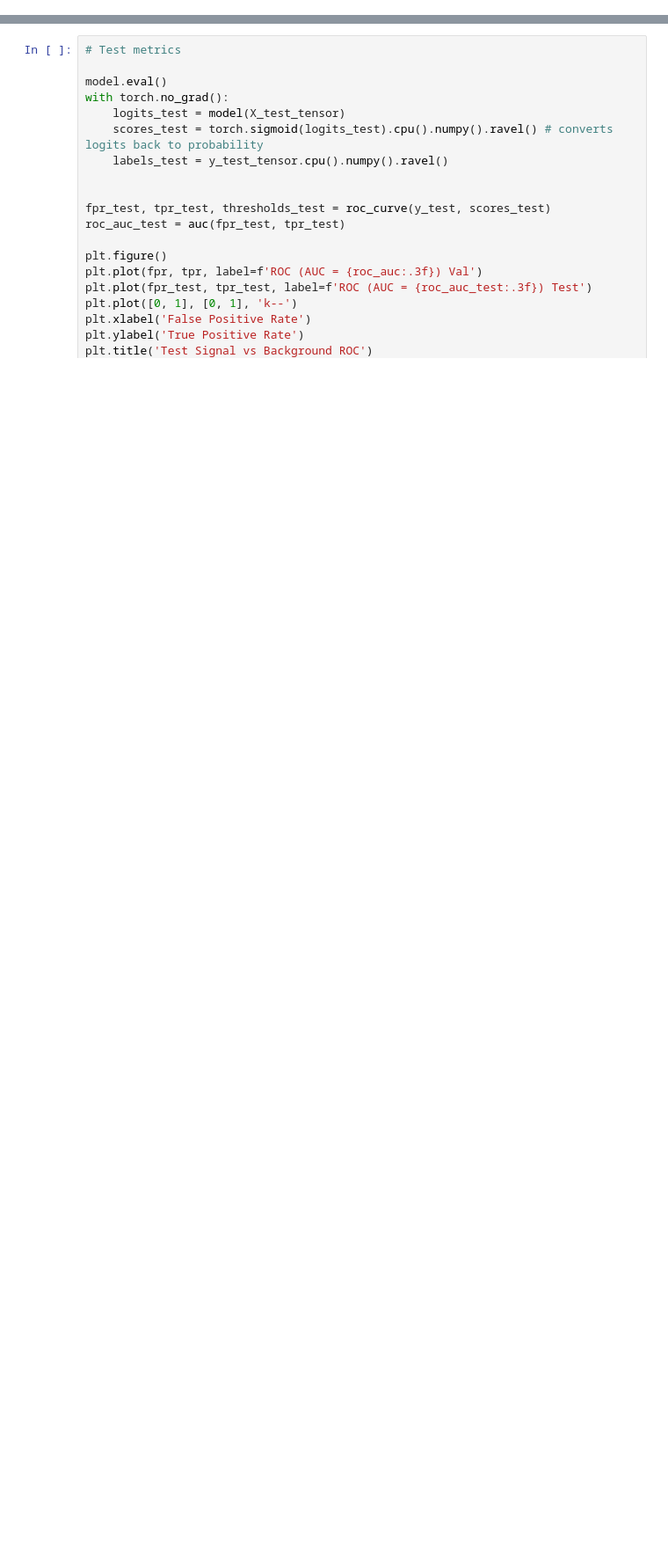
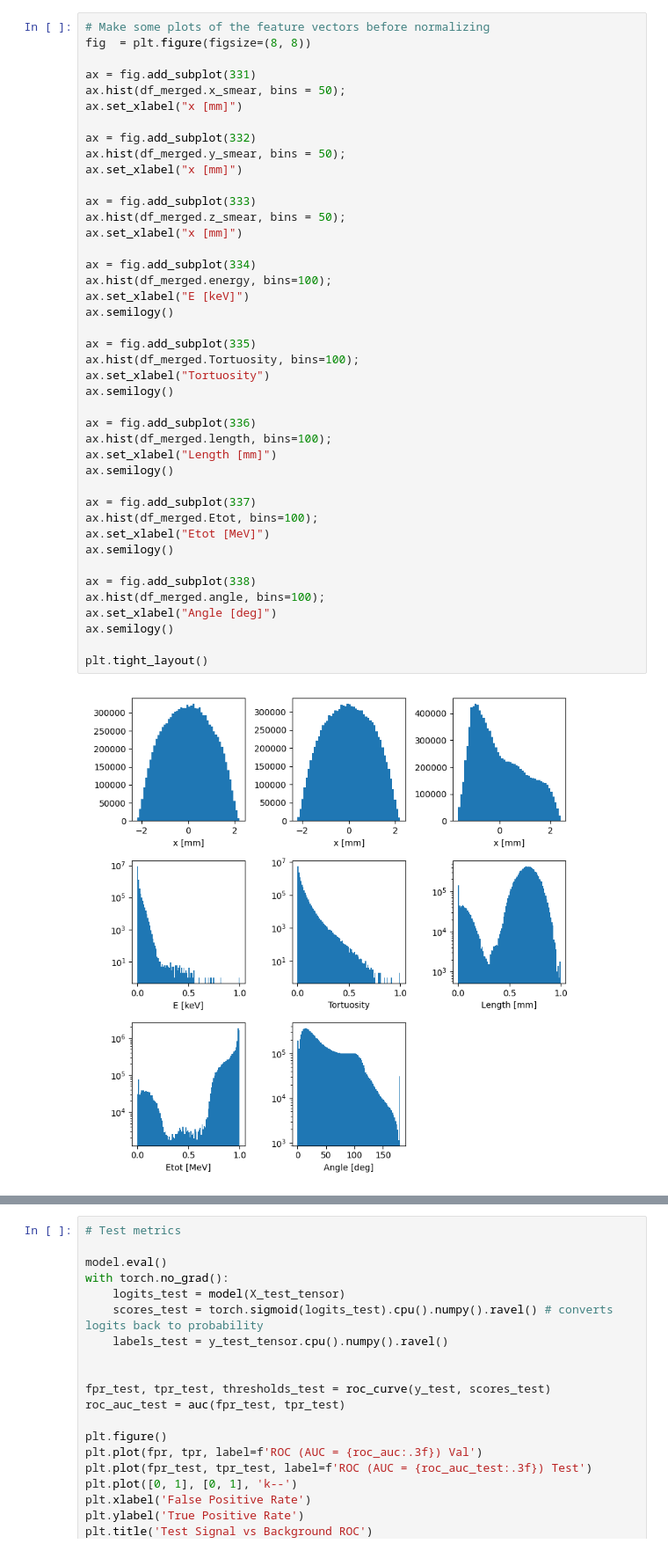
Before and after one commit to kvjmistry/ATPC, a Jupyter notebook: notebooks/ML_GNN.ipynb, the cells around one changed output, grey strips where cells are left out. Shown at 88% size. Saved outputs shown, nothing was run; the diff lists cells and outputs as text; blank space fills up the shorter version.

```diff
--- a/notebooks/ML_GNN.ipynb
+++ b/notebooks/ML_GNN.ipynb
@@ -84 +172,45 @@ df = pd.concat([nubb_meta, Bkg_meta])
+# %%
+# Make some plots of the feature vectors before normalizing
+fig  = plt.figure(figsize=(8, 8))
+
+ax = fig.add_subplot(331)
+ax.hist(df_merged.x_smear, bins = 50);
+ax.set_xlabel("x [mm]")
+
+ax = fig.add_subplot(332)
+ax.hist(df_merged.y_smear, bins = 50);
+ax.set_xlabel("x [mm]")
+
+ax = fig.add_subplot(333)
+ax.hist(df_merged.z_smear, bins = 50);
+ax.set_xlabel("x [mm]")
+
+ax = fig.add_subplot(334)
+ax.hist(df_merged.energy, bins=100);
+ax.set_xlabel("E [keV]")
+ax.semilogy()
+
+ax = fig.add_subplot(335)
+ax.hist(df_merged.Tortuosity, bins=100);
+ax.set_xlabel("Tortuosity")
+ax.semilogy()
+
+ax = fig.add_subplot(336)
+ax.hist(df_merged.length, bins=100);
+ax.set_xlabel("Length [mm]")
+ax.semilogy()
+
+ax = fig.add_subplot(337)
+ax.hist(df_merged.Etot, bins=100);
+ax.set_xlabel("Etot [MeV]")
+ax.semilogy()
+
+ax = fig.add_subplot(338)
+ax.hist(df_merged.angle, bins=100);
+ax.set_xlabel("Angle [deg]")
+ax.semilogy()
+
+plt.tight_layout()
+# %% [output]
+[figure, added]
 # %%
```
Also changed, not shown: parts of 18 cells of this notebook, 1 other file.
